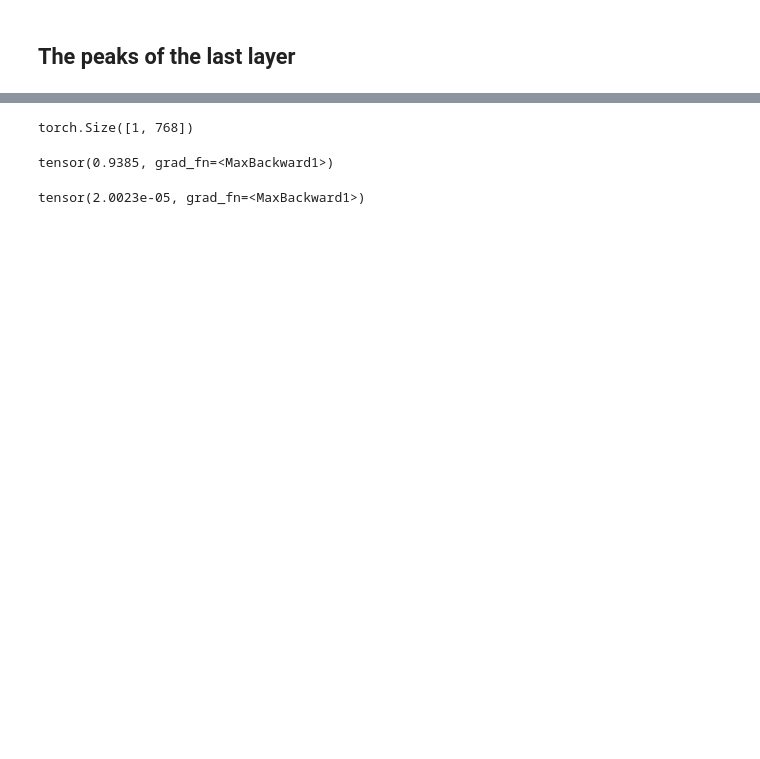
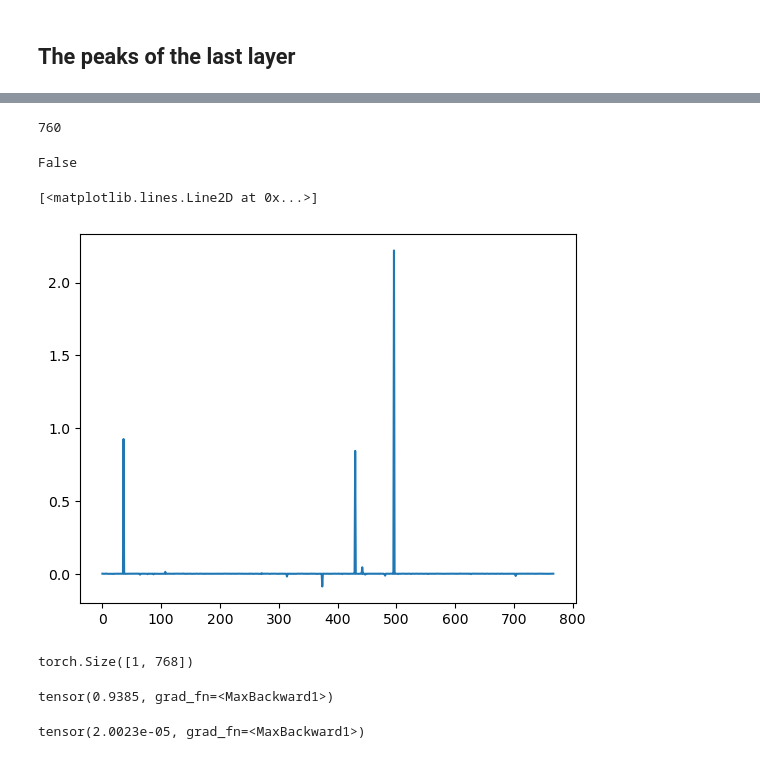
Before and after one commit to timinar/transformer-capacity, a Jupyter notebook: hidden-state-outliers-gpt2.ipynb, the cells around one changed output, grey strips where cells are left out. Cells and saved outputs as stored; diff of their text form; code cells hidden in the pictures; blank space fills up the shorter version.

```diff
--- a/hidden-state-outliers-gpt2.ipynb
+++ b/hidden-state-outliers-gpt2.ipynb
@@ -248,3 +274,20 @@ def get_probability_distribution(logits):
+# %%
+np.linalg.matrix_rank(Wai)
+# %% [output]
+760
+# %%
+import numpy as np
+Wai=unembed.detach().numpy().T
+pinvWai = np.linalg.pinv(Wai)
+# %%
+np.allclose(pinvWai @ Wai, np.eye(768), atol = 1e-6)
+# %% [output]
+False
+# %%
+plt.plot(-pinvWai @ np.ones(50257))
+# %% [output]
+[<matplotlib.lines.Line2D at 0x...>]
+[figure, added]
 # %%
 outputs.hidden_states[-1][:,10,:].shape
 # %% [output]
```
Also changed, not shown: parts of 10 cells of this notebook, 3 other files.
